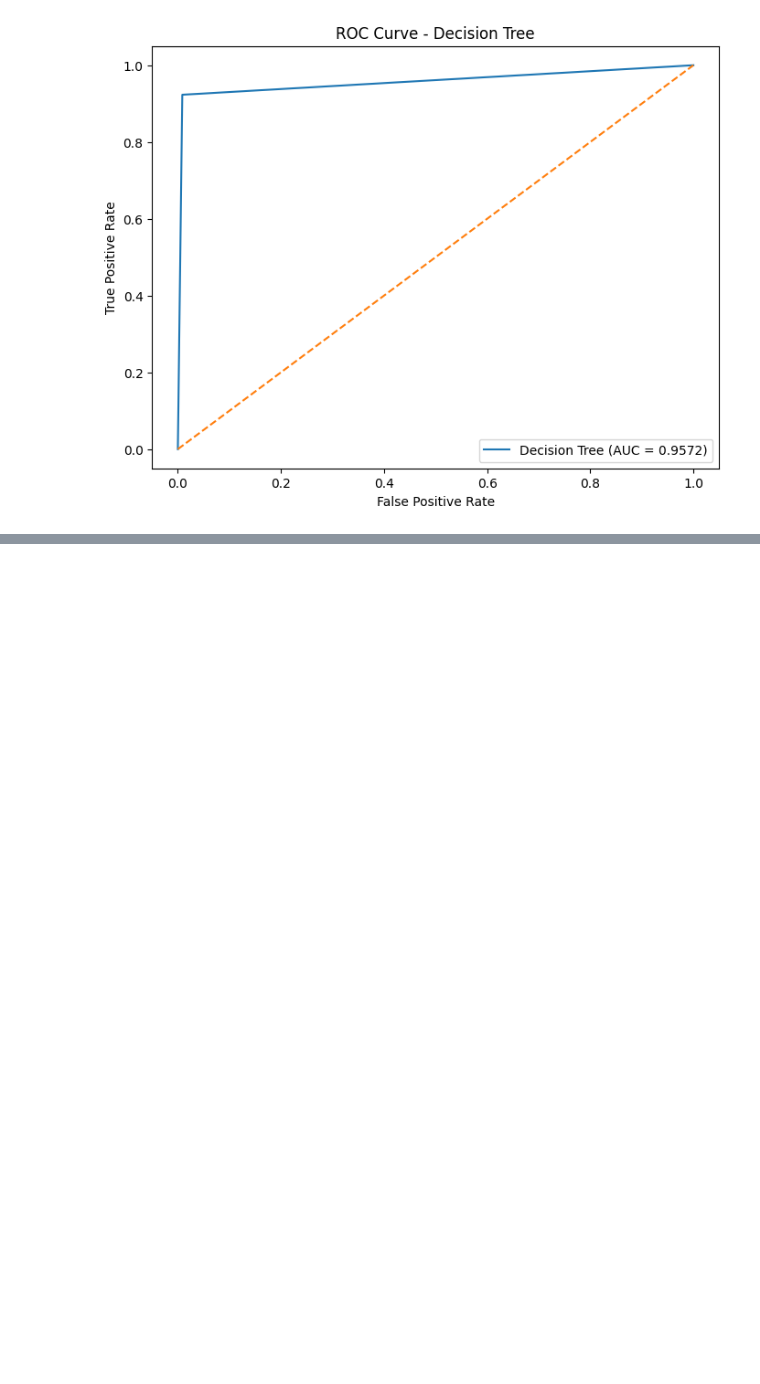
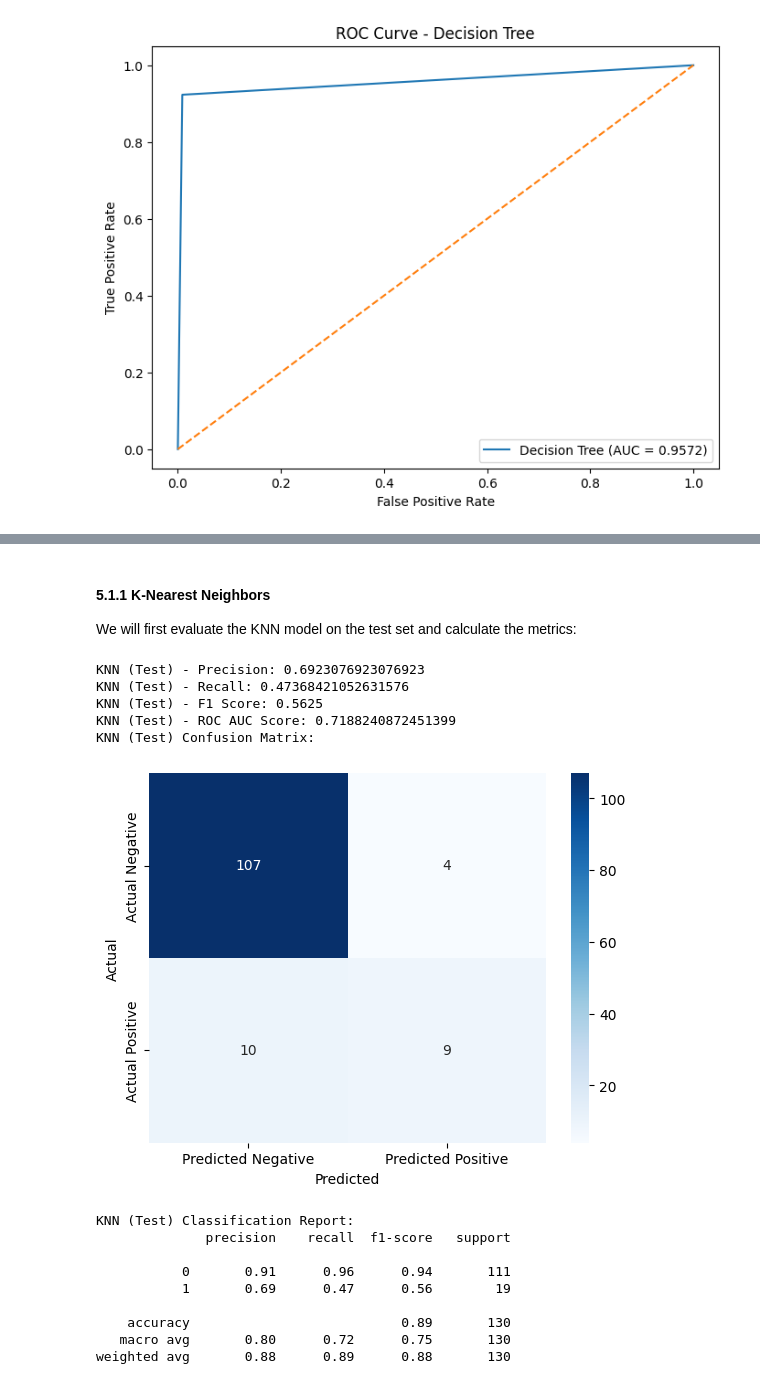
Before and after one commit to dizzydroid/ASU_SeniorProject_ML, a Jupyter notebook: CovidOutcome_nb.ipynb, the cells around one changed output, grey strips where cells are left out. Drawn from its saved outputs; the diff is of its cells as text; code cells hidden in the pictures; blank space fills up the shorter version.

Commit message:
Update main notebook to include all model comparisons/evaluation

```diff
--- a/CovidOutcome_nb.ipynb
+++ b/CovidOutcome_nb.ipynb
@@ -642,0 +649,46 @@ plt.show()
+# %% [markdown]
+#### **5.1.1 K-Nearest Neighbors**
+We will first evaluate the KNN model on the test set and calculate the metrics:
+# %%
+# Evaluate KNN on the test set
+y_test_pred_knn = knn.predict(X_test)
+y_test_pred_knn_proba = knn.predict_proba(X_test)[:, 1]
+
+# Calculate metrics
+precision_knn_test = precision_score(y_test, y_test_pred_knn)
+recall_knn_test = recall_score(y_test, y_test_pred_knn)
+f1_knn_test = f1_score(y_test, y_test_pred_knn)
+roc_auc_knn_test = roc_auc_score(y_test, y_test_pred_knn)
+
+# Display the evaluation metrics
+print(f"KNN (Test) - Precision: {precision_knn_test}")
+print(f"KNN (Test) - Recall: {recall_knn_test}")
+print(f"KNN (Test) - F1 Score: {f1_knn_test}")
+print(f"KNN (Test) - ROC AUC Score: {roc_auc_knn_test}")
+
+# Confusion Matrix and Classification Report for KNN
+print("KNN (Test) Confusion Matrix:")
+conf_matrix_knn_test = confusion_matrix(y_test, y_test_pred_knn)
+sns.heatmap(conf_matrix_knn_test, annot=True, fmt='d', cmap='Blues', xticklabels=['Predicted Negative', 'Predicted Positive'], yticklabels=['Actual Negative', 'Actual Positive'])
+plt.xlabel('Predicted')
+plt.ylabel('Actual')
+plt.show()
+
+print("\nKNN (Test) Classification Report:")
+print(classification_report(y_test, y_test_pred_knn))
+# %% [output]
+KNN (Test) - Precision: 0.6923076923076923
+KNN (Test) - Recall: 0.47368421052631576
+KNN (Test) - F1 Score: 0.5625
+KNN (Test) - ROC AUC Score: 0.7188240872451399
+KNN (Test) Confusion Matrix:
+[figure, added]
+KNN (Test) Classification Report:
+              precision    recall  f1-score   support
+
+           0       0.91      0.96      0.94       111
+           1       0.69      0.47      0.56        19
+
+    accuracy                           0.89       130
+   macro avg       0.80      0.72      0.75       130
+weighted avg       0.88      0.89      0.88       130
```
Also changed, not shown: parts of 16 cells of this notebook.
